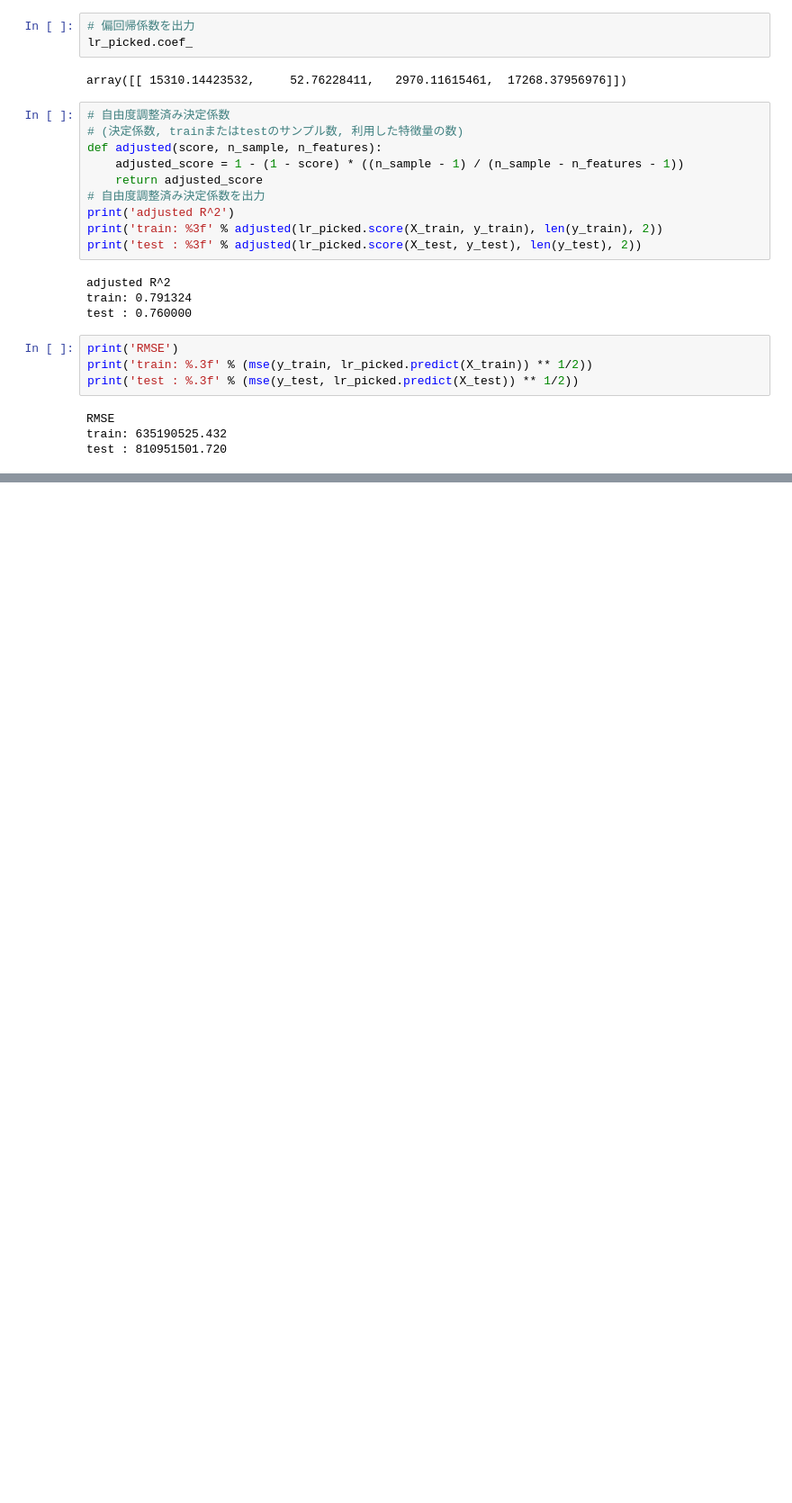
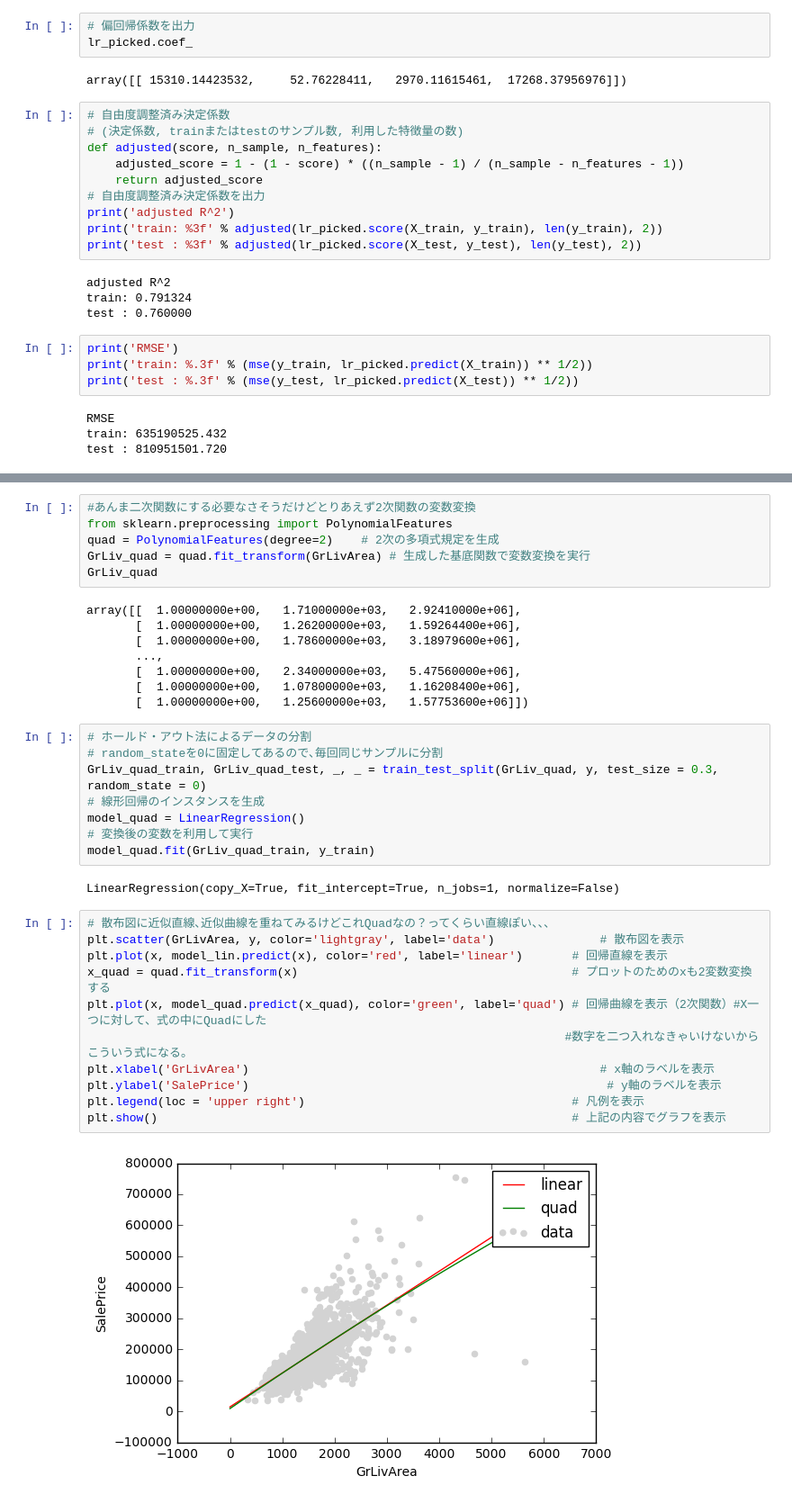
Before and after one commit to gotagod/kaggle_housing_compe, a Jupyter notebook: Housing2.ipynb, the cells around one changed output, grey strips where cells are left out. Shown: that part at 90% size. Saved outputs shown, nothing was run; the diff lists cells and outputs as text; blank space fills up the shorter version.

```diff
--- a/Housing2.ipynb
+++ b/Housing2.ipynb
@@ -199,0 +237,37 @@ test : 810951501.720
+# %%
+#あんま二次関数にする必要なさそうだけどとりあえず2次関数の変数変換
+from sklearn.preprocessing import PolynomialFeatures
+quad = PolynomialFeatures(degree=2)    # 2次の多項式規定を生成
+GrLiv_quad = quad.fit_transform(GrLivArea) # 生成した基底関数で変数変換を実行
+GrLiv_quad
+# %% [output]
+array([[  1.00000000e+00,   1.71000000e+03,   2.92410000e+06],
+       [  1.00000000e+00,   1.26200000e+03,   1.59264400e+06],
+       [  1.00000000e+00,   1.78600000e+03,   3.18979600e+06],
+       ...,
+       [  1.00000000e+00,   2.34000000e+03,   5.47560000e+06],
+       [  1.00000000e+00,   1.07800000e+03,   1.16208400e+06],
+       [  1.00000000e+00,   1.25600000e+03,   1.57753600e+06]])
+# %%
+# ホールド・アウト法によるデータの分割
+# random_stateを0に固定してあるので､毎回同じサンプルに分割
+GrLiv_quad_train, GrLiv_quad_test, _, _ = train_test_split(GrLiv_quad, y, test_size = 0.3, random_state = 0)
+# 線形回帰のインスタンスを生成
+model_quad = LinearRegression()
+# 変換後の変数を利用して実行
+model_quad.fit(GrLiv_quad_train, y_train)
+# %% [output]
+LinearRegression(copy_X=True, fit_intercept=True, n_jobs=1, normalize=False)
+# %%
+# 散布図に近似直線､近似曲線を重ねてみるけどこれQuadなの？ってくらい直線ぽい、、、
+plt.scatter(GrLivArea, y, color='lightgray', label='data')               # 散布図を表示
+plt.plot(x, model_lin.predict(x), color='red', label='linear')       # 回帰直線を表示
+x_quad = quad.fit_transform(x)                                       # プロットのためのxも2変数変換する
+plt.plot(x, model_quad.predict(x_quad), color='green', label='quad') # 回帰曲線を表示（2次関数）#X一つに対して、式の中にQuadにした
+                                                                    #数字を二つ入れなきゃいけないからこういう式になる。
+plt.xlabel('GrLivArea')                                                  # x軸のラベルを表示
+plt.ylabel('SalePrice')                                                   # y軸のラベルを表示
+plt.legend(loc = 'upper right')                                      # 凡例を表示
+plt.show()                                                           # 上記の内容でグラフを表示
+# %% [output]
+[figure, added]
```
Also changed, not shown: parts of 3 cells of this notebook.
